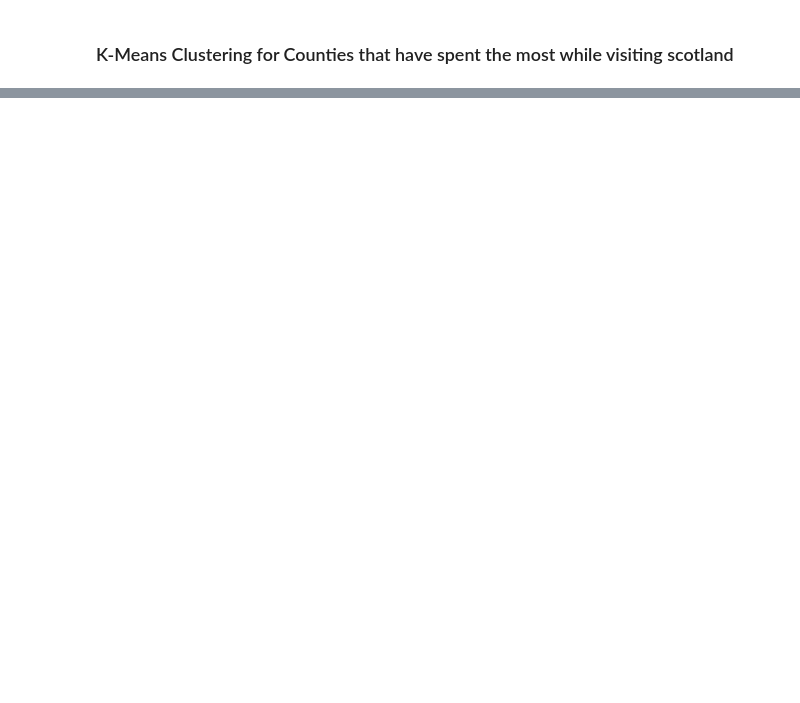
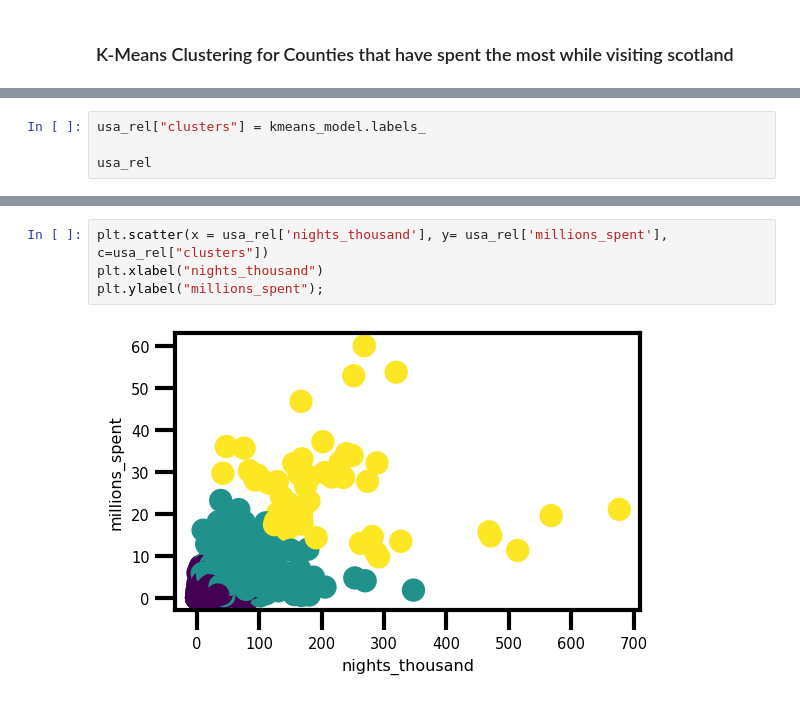
Before and after one commit to mjmarr/visit_scotland_final_project, a Jupyter notebook: analysis/q8_clustering.ipynb, the cells around one changed output, grey strips where cells are left out. Cells and saved outputs as stored; diff of their text form; blank space fills up the shorter version.

```diff
--- a/analysis/q8_clustering.ipynb
+++ b/analysis/q8_clustering.ipynb
@@ -33,0 +143,4 @@ canada = pd.read_csv('../data/clean_data/countries/canada.csv')
+# %%
+usa_rel["clusters"] = kmeans_model.labels_
+
+usa_rel
@@ -33,0 +161,6 @@ canada = pd.read_csv('../data/clean_data/countries/canada.csv')
+# %%
+plt.scatter(x = usa_rel['nights_thousand'], y= usa_rel['millions_spent'], c=usa_rel["clusters"])
+plt.xlabel("nights_thousand")
+plt.ylabel("millions_spent");
+# %% [output]
+[figure, added]
```
Also changed, not shown: parts of 39 cells of this notebook, 7 other files.
